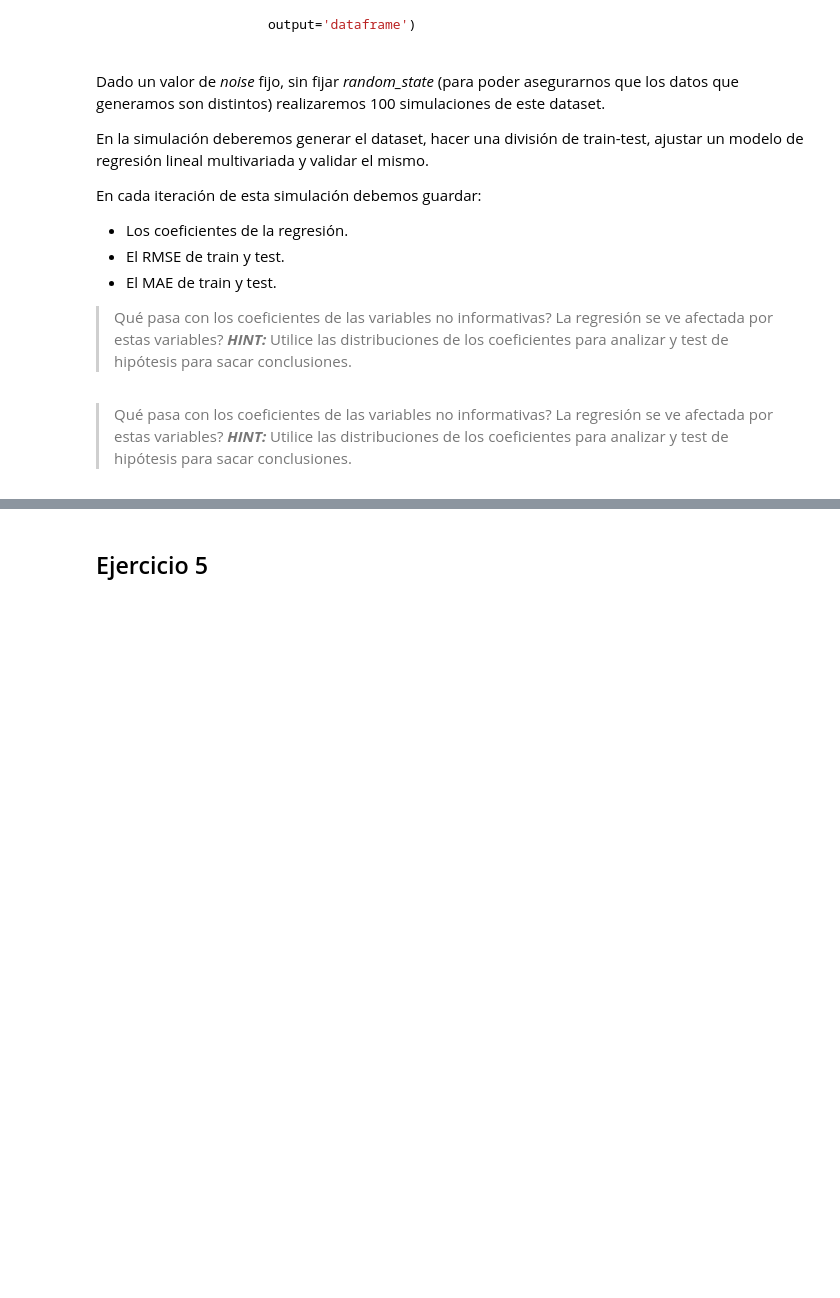
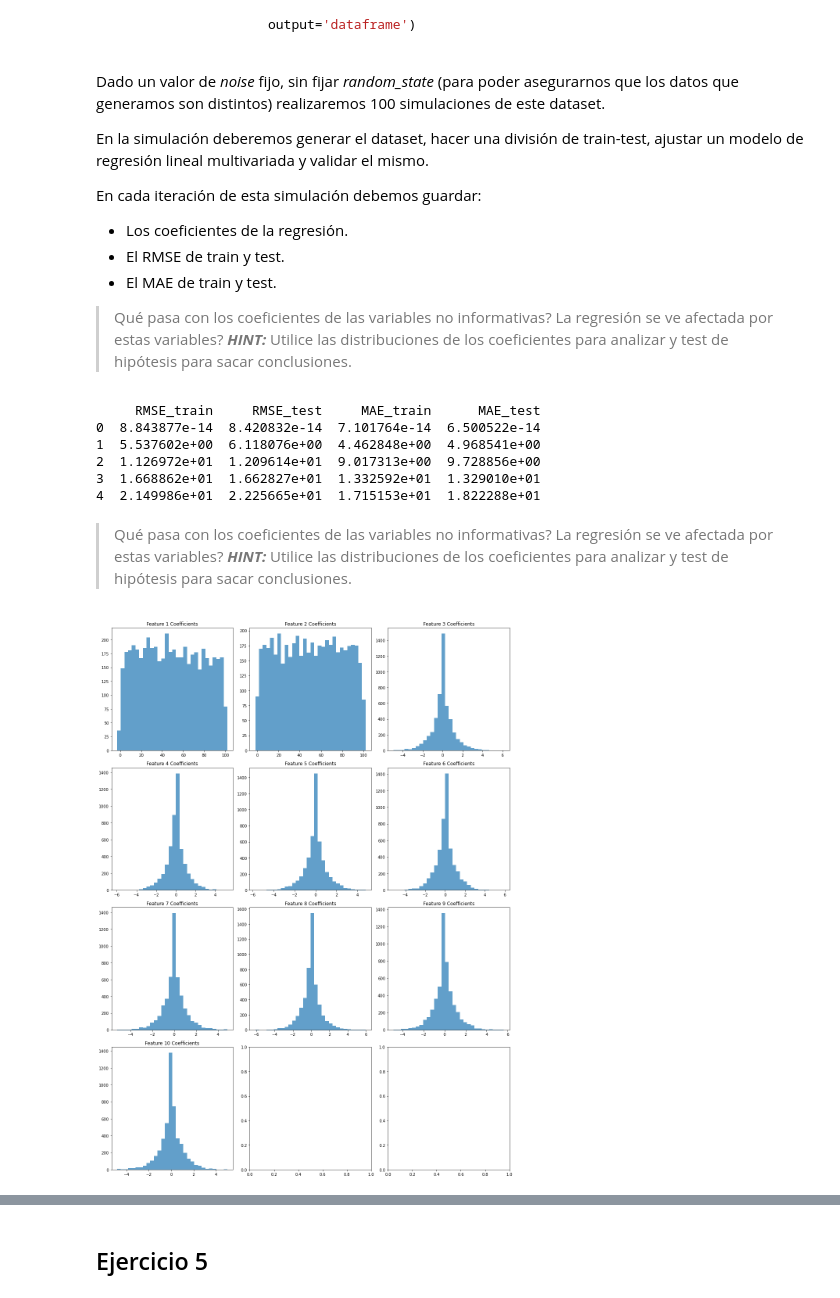
Before and after one commit to marianataglio/intro_ia, a Jupyter notebook: tp_integrador_enunciado/tpi_parte2.ipynb, the cells around one changed output, grey strips where cells are left out. Cells and saved outputs as stored; diff of their text form; code cells hidden in the pictures; blank space fills up the shorter version.

```diff
--- a/tp_integrador_enunciado/tpi_parte2.ipynb
+++ b/tp_integrador_enunciado/tpi_parte2.ipynb
@@ -202,8 +202,11 @@ n_samples = 1000
 n_features = 10
 n_informative = 2
 n_targets = 1
+noise =  np.linspace(0,50,10)
+bias = np.linspace(0,50,5)
 
-noise = np.linspace(0, 100, 100)
-bias = np.linspace(0, 100, 20)
+
+#noise = np.linspace(0, 100, 100)
+#bias = np.linspace(0, 100, 20)
 # %%
 ## Esqueleto de la simulación
@@ -255,3 +265,48 @@ print(results_df.head())
+# %%
+n_exp = 100
+n_samples = 1000
+n_features = 10
+n_informative = 2
+n_targets = 1
+noise =  np.linspace(0,50,10)
+bias = np.linspace(0,50,5)
+
+results_1, coefficients = simulate_regression(n_exp, n_samples, n_features, n_informative, n_targets, noise, bias)
+print(results.head())
+
+#noise = np.linspace(0, 100, 100)
+#bias = np.linspace(0, 100, 20)
+# %% [output]
+     RMSE_train     RMSE_test     MAE_train      MAE_test
+0  8.843877e-14  8.420832e-14  7.101764e-14  6.500522e-14
+1  5.537602e+00  6.118076e+00  4.462848e+00  4.968541e+00
+2  1.126972e+01  1.209614e+01  9.017313e+00  9.728856e+00
+3  1.668862e+01  1.662827e+01  1.332592e+01  1.329010e+01
+4  2.149986e+01  2.225665e+01  1.715153e+01  1.822288e+01
 # %% [markdown]
 > Qué pasa con los coeficientes de las variables no informativas? La regresión se ve afectada por estas variables?
 > ***HINT:*** Utilice las distribuciones de los coeficientes para analizar y test de hipótesis para sacar conclusiones.
+# %%
+import matplotlib.pyplot as plt
+
+# obtengo columnas de la matriz
+num_features = coefficients.shape[1]
+num_plots_per_row = 3
+
+# Sublots para cada  distribucion
+fig, axs = plt.subplots(nrows=num_rows, ncols=num_plots_per_row, figsize=(15, 5 * num_rows))
+
+
+# Plot disitribucion para todos los coeficientes de cada feature
+for feature_index in range(num_features):
+    row_index = feature_index // num_plots_per_row
+    col_index = feature_index % num_plots_per_row
+
+    feature_coefficients = coefficients[:, feature_index]
+    axs[row_index, col_index].hist(feature_coefficients, bins=30, alpha=0.7)
+    axs[row_index, col_index].set_title(f'Feature {feature_index + 1} Coefficients')
+
+plt.tight_layout()
+plt.show()
+# %% [output]
+[figure, added]
```
Also changed, not shown: parts of 12 cells of this notebook.
